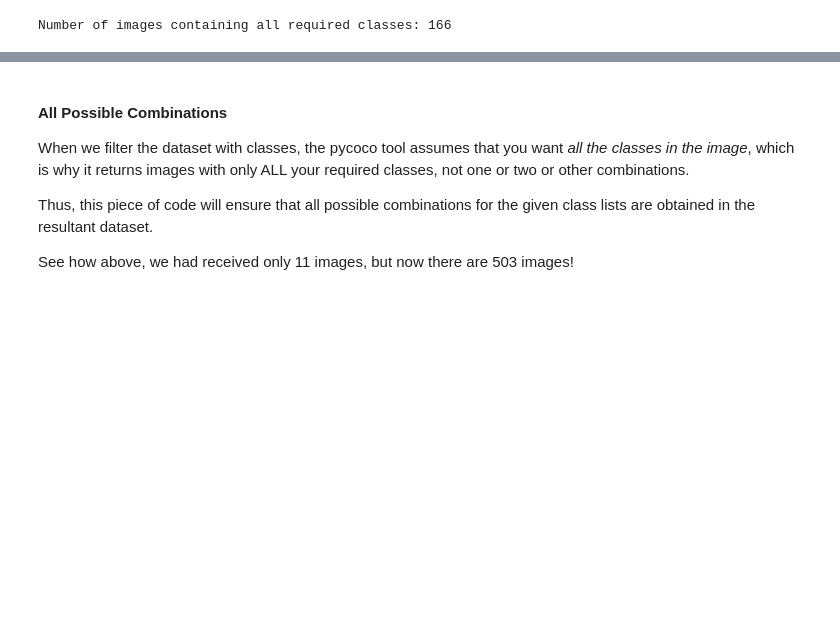
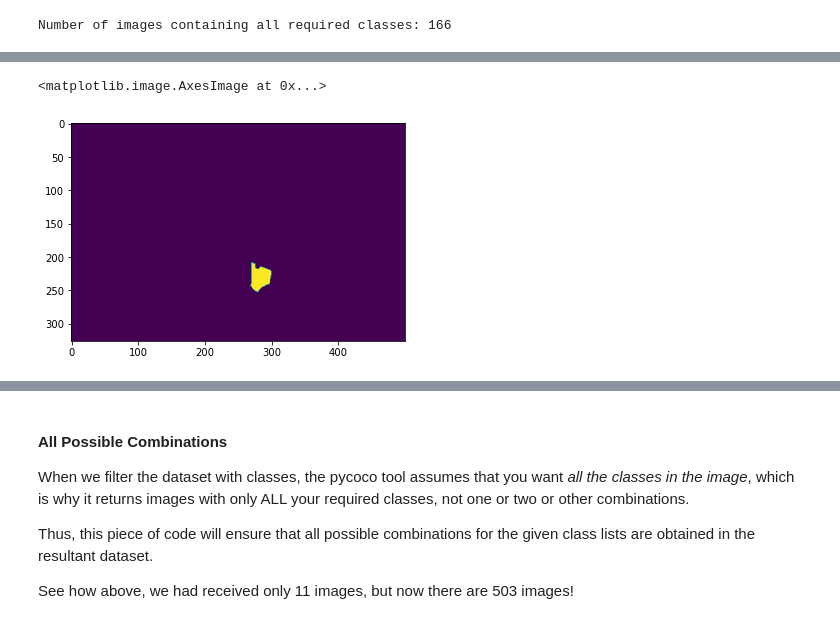
Before and after one commit to servidal/-M5-T7-Project, a Jupyter notebook: week3/COCOdataset_SemanticSegmentation_Demo.ipynb, the cells around one changed output, grey strips where cells are left out. Drawn from its saved outputs; the diff is of its cells as text; code cells hidden in the pictures; blank space fills up the shorter version.

```diff
--- a/week3/COCOdataset_SemanticSegmentation_Demo.ipynb
+++ b/week3/COCOdataset_SemanticSegmentation_Demo.ipynb
@@ -148,0 +171,5 @@ imgIds
+# %%
+plt.imshow(mask_1)
+# %% [output]
+<matplotlib.image.AxesImage at 0x...>
+[figure, added]
```
Also changed, not shown: parts of 30 cells of this notebook.
